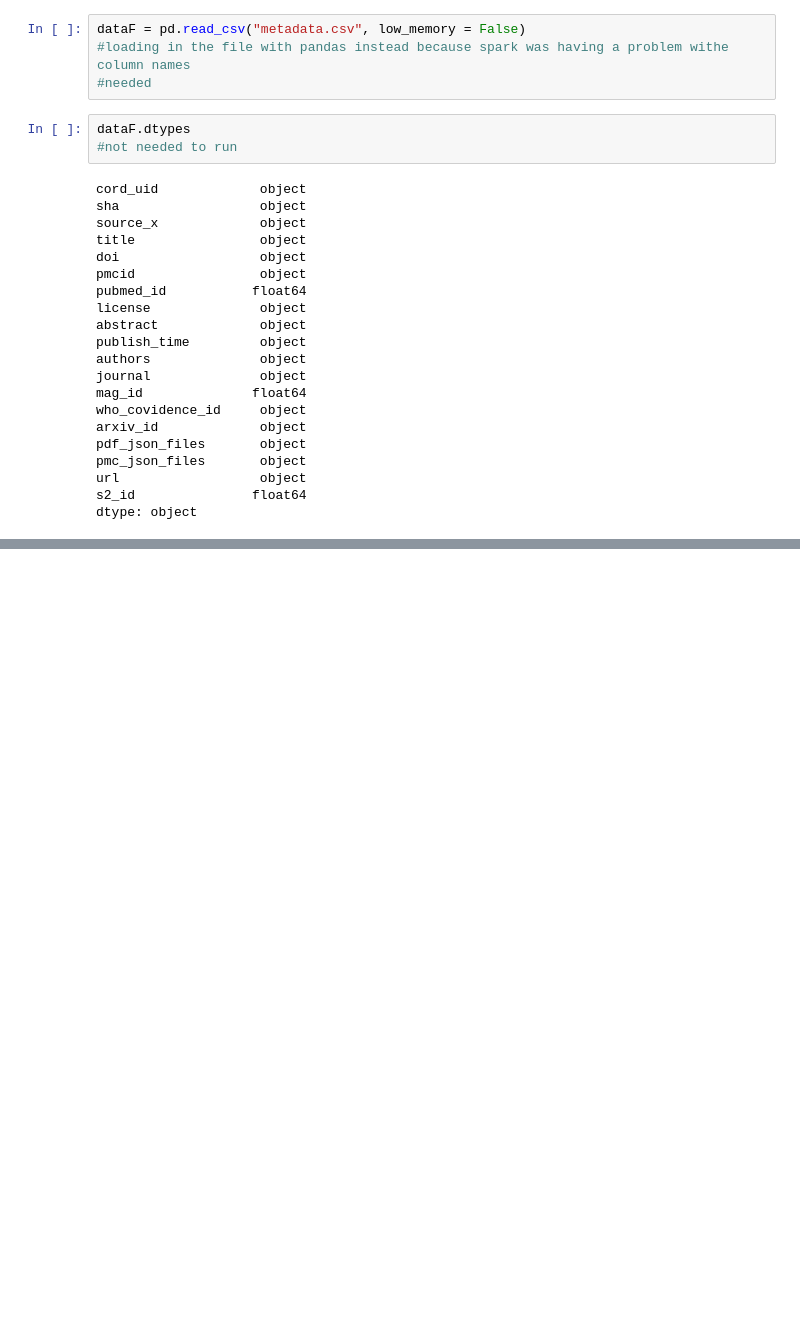
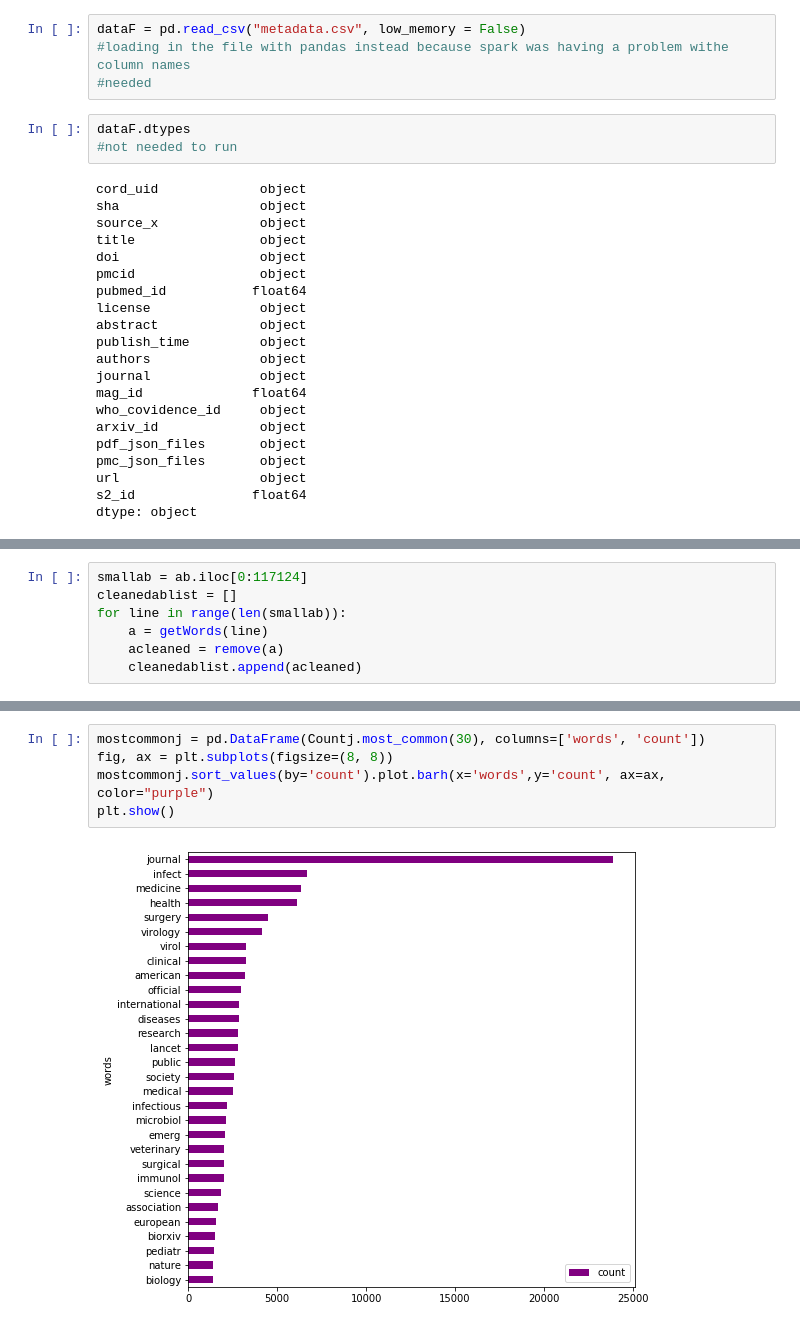
Before and after one commit to mattnw1/CHOC_COVID19_MI3, a Jupyter notebook: MacLean_CORD19.ipynb, the cells around one changed output, grey strips where cells are left out. Drawn from its saved outputs; the diff is of its cells as text; blank space fills up the shorter version.

```diff
--- a/MacLean_CORD19.ipynb
+++ b/MacLean_CORD19.ipynb
@@ -72,0 +208,7 @@ cdf2
+# %%
+smallab = ab.iloc[0:117124]
+cleanedablist = []
+for line in range(len(smallab)):
+    a = getWords(line)
+    acleaned = remove(a)
+    cleanedablist.append(acleaned)
@@ -72,0 +361,7 @@ cdf2
+# %%
+mostcommonj = pd.DataFrame(Countj.most_common(30), columns=['words', 'count'])
+fig, ax = plt.subplots(figsize=(8, 8))
+mostcommonj.sort_values(by='count').plot.barh(x='words',y='count', ax=ax, color="purple")
+plt.show()
+# %% [output]
+[figure, added]
```
Also changed, not shown: parts of 36 cells of this notebook.
